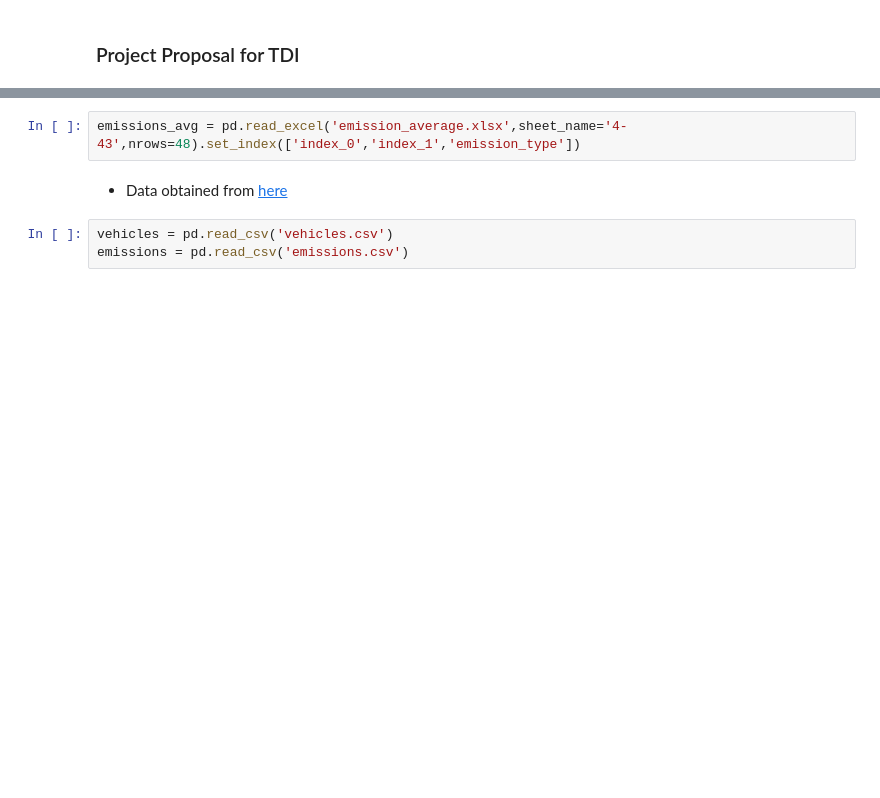
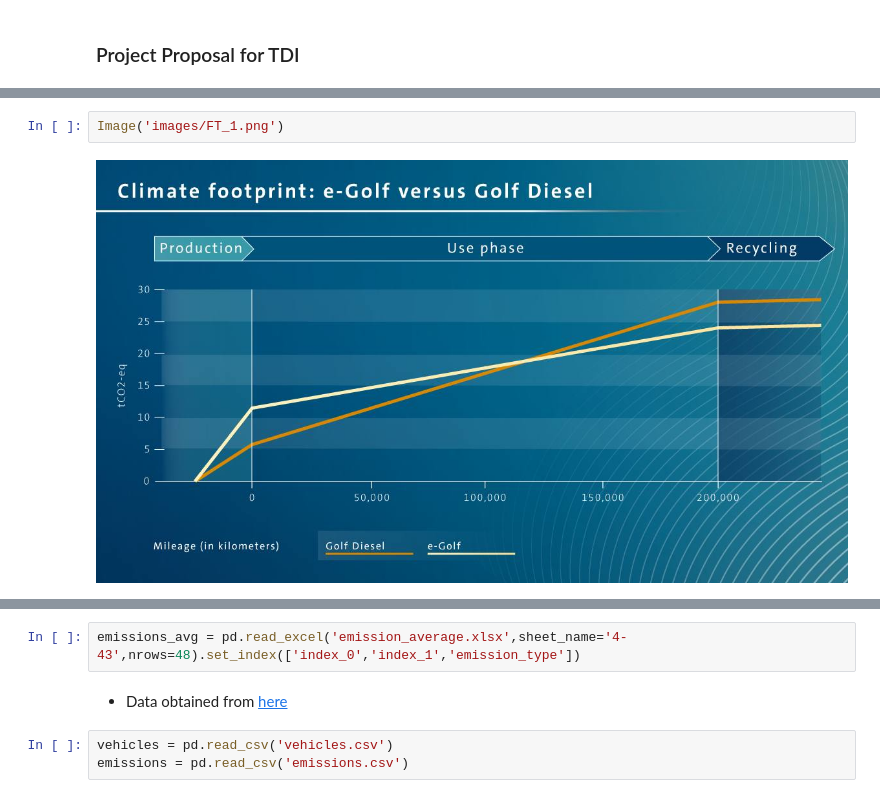
Before and after one commit to mashikhe/Project_Proposal, a Jupyter notebook: Proposal.ipynb, the cells around one changed output, grey strips where cells are left out. Saved outputs shown, nothing was run; the diff lists cells and outputs as text; blank space fills up the shorter version.

```diff
--- a/Proposal.ipynb
+++ b/Proposal.ipynb
@@ -22,0 +10,4 @@ Now, it is established that the car type, type of usage of the car, the number o
+# %%
+Image('images/FT_1.png')
+# %% [output]
+[figure, added]
```
Also changed, not shown: parts of 3 cells of this notebook.
